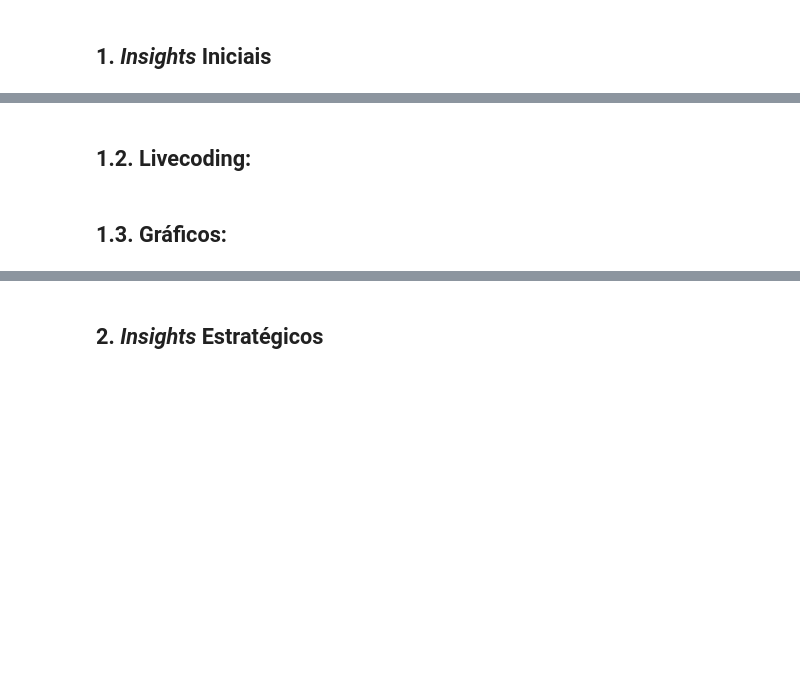
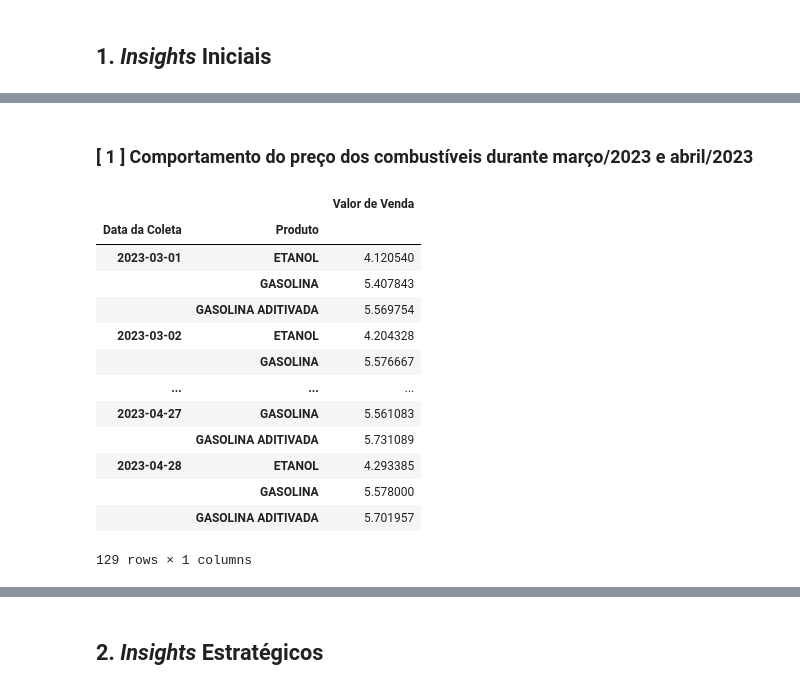
Before and after one commit to mouravitor313/Projeto-em-Grupo-Modulo-4, a Jupyter notebook: [M4]_Projeto_em_Grupo.ipynb, the cells around one changed output, grey strips where cells are left out. Saved outputs shown, nothing was run; the diff lists cells and outputs as text; code cells hidden in the pictures; blank space fills up the shorter version.

Commit message:
Revisão dos insights 1~4 / Formatação de Seções / Ideias para Insights 9~12

```diff
--- a/[M4]_Projeto_em_Grupo.ipynb
+++ b/[M4]_Projeto_em_Grupo.ipynb
@@ -43,8 +52,8 @@ import matplotlib.pyplot as plt
 # %%
 #importação dos arquivos 'precos-gasolina-etanol-03.csv' e 'precos-gasolina-etanol-04.csv'
 #correspondentes ao que está disponível no link citado acima
-database1 = pd.read_csv('/content/precos-gasolina-etanol-03.csv', sep=";")
-database2 = pd.read_csv('/content/precos-gasolina-etanol-04.csv', sep=";")
-#concatenando os dois csv
+database1 = pd.read_csv('https://www.gov.br/anp/pt-br/centrais-de-conteudo/dados-abertos/arquivos/shpc/dsan/2023/precos-gasolina-etanol-03.csv', sep=";")
+database2 = pd.read_csv('https://www.gov.br/anp/pt-br/centrais-de-conteudo/dados-abertos/arquivos/shpc/dsan/2023/precos-gasolina-etanol-04.csv', sep=";")
+#concatenando os dois dataframe
 database3 = pd.concat([database1,database2])
 display(database3)
@@ -119,4 +99,28 @@ As perguntas a serem respondidas através dessa análise são:
-# %% [markdown]
-## 1.2. Livecoding:
-# %% [markdown]
-## 1.3. Gráficos:
+# %% [markdown]
+### [ 1 ] Comportamento do preço dos combustíveis durante março/2023 e abril/2023
+# %%
+#Conversão dos dados da tabela "Valor de Venda" para float, permitindo as operações com números
+copia['Valor de Venda']= copia['Valor de Venda'].str.replace(',', '.')
+copia['Valor de Venda'] = copia['Valor de Venda'].astype(float)
+# %%
+#Conversão da coluna "Data de Coleta" para o formato datetime para poder operar com os valores dos combustíveis
+copia['Data da Coleta'] = pd.to_datetime(copia['Data da Coleta'], format='%d/%m/%Y')
+# %%
+#Agrupamento dos preços a partir da data e dos tipos de combustíveis para calcular a média pelo comando .mean()
+aggdias = copia.groupby([pd.Grouper(key='Data da Coleta',freq='D'),'Produto']).agg({'Valor de Venda': 'mean'})
+display(aggdias)
+# %% [output]
+|  |  | Valor de Venda |
+| Data da Coleta | Produto |  |
+| 2023-03-01 | ETANOL | 4.120540 |
+|  | GASOLINA | 5.407843 |
+|  | GASOLINA ADITIVADA | 5.569754 |
+| 2023-03-02 | ETANOL | 4.204328 |
+|  | GASOLINA | 5.576667 |
+| ... | ... | ... |
+| 2023-04-27 | GASOLINA | 5.561083 |
+|  | GASOLINA ADITIVADA | 5.731089 |
+| 2023-04-28 | ETANOL | 4.293385 |
+|  | GASOLINA | 5.578000 |
+|  | GASOLINA ADITIVADA | 5.701957 |
+129 rows × 1 columns
```
Also changed, not shown: parts of 33 cells of this notebook.
